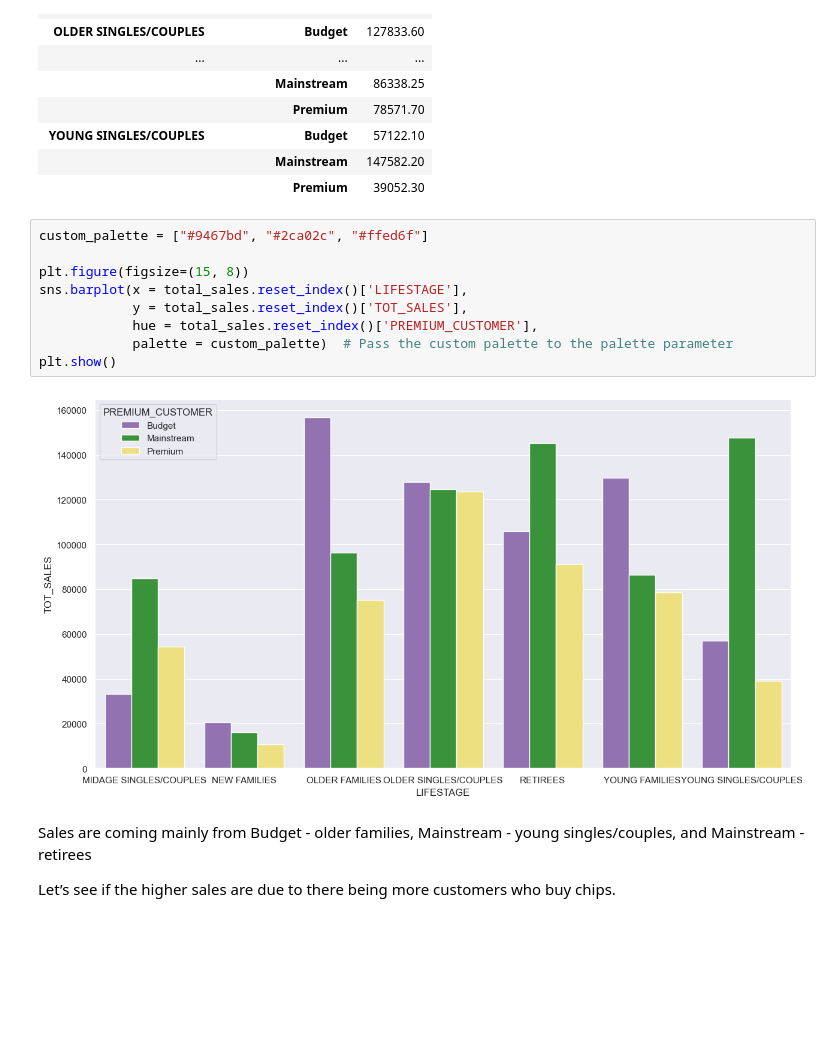
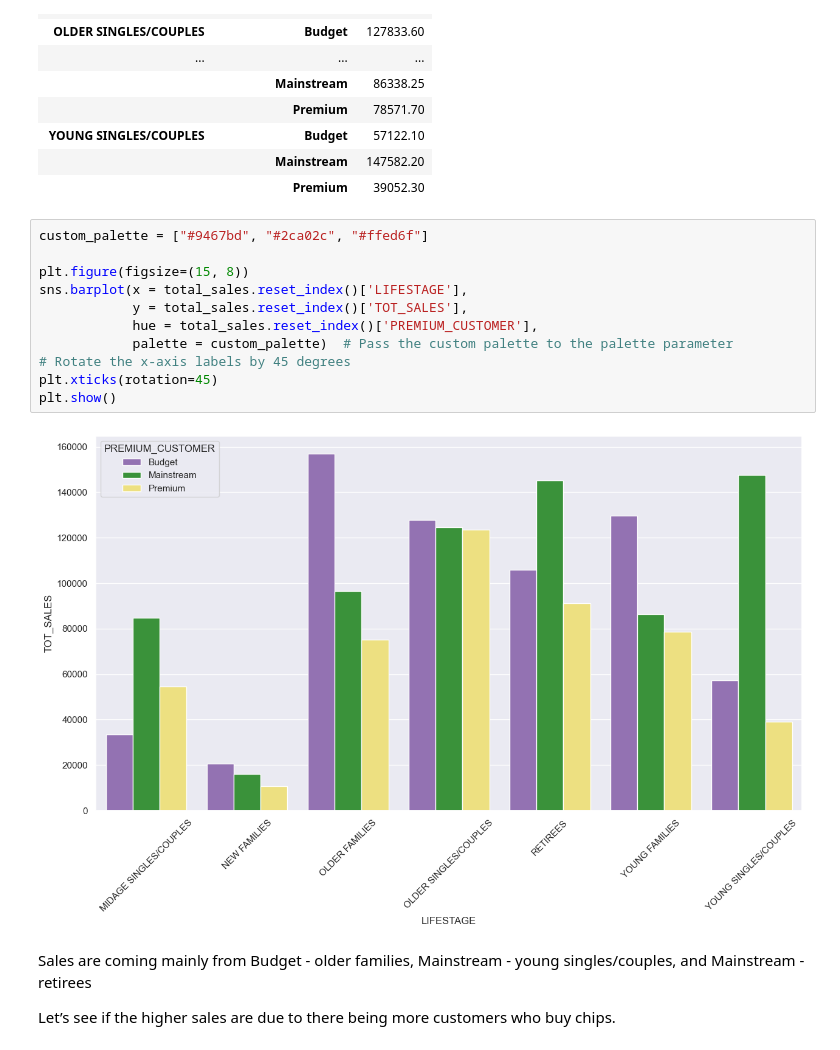
Before and after one commit to Yukitoshi12345/Quantium-Virtual-Internship-Data-Analytics, a Jupyter notebook: Task 1/task1.ipynb, the cells around one changed output. Saved outputs shown, nothing was run; the diff lists cells and outputs as text; blank space fills up the shorter version.

```diff
--- a/Task 1/task1.ipynb
+++ b/Task 1/task1.ipynb
@@ -843,14 +843,16 @@ total_sales
 # %%
 custom_palette = ["#9467bd", "#2ca02c", "#ffed6f"]
 
 plt.figure(figsize=(15, 8))
 sns.barplot(x = total_sales.reset_index()['LIFESTAGE'],
             y = total_sales.reset_index()['TOT_SALES'],
             hue = total_sales.reset_index()['PREMIUM_CUSTOMER'],
             palette = custom_palette)  # Pass the custom palette to the palette parameter
+# Rotate the x-axis labels by 45 degrees
+plt.xticks(rotation=45)
 plt.show()
 # %% [output]
-[figure, old version]
+[figure, new version]
 # %% [markdown]
 Sales are coming mainly from Budget - older families, Mainstream - young singles/couples, and Mainstream - retirees
 
```
Also changed, not shown: parts of 21 cells of this notebook.
